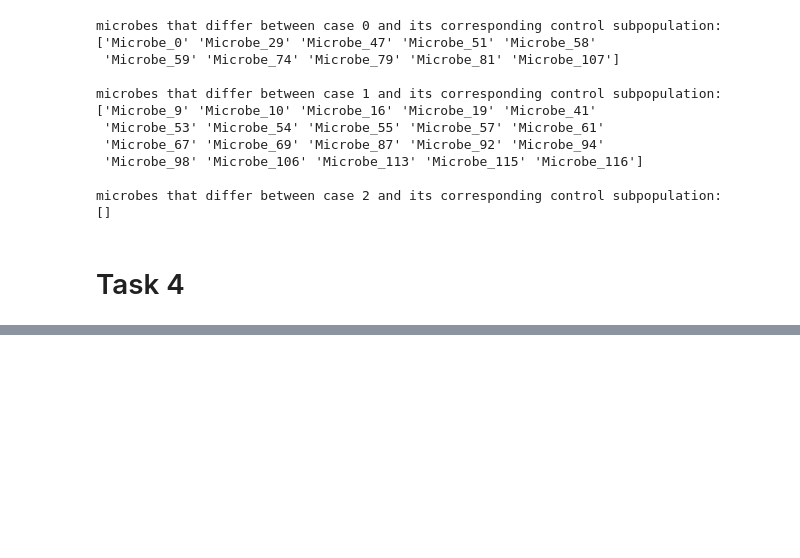
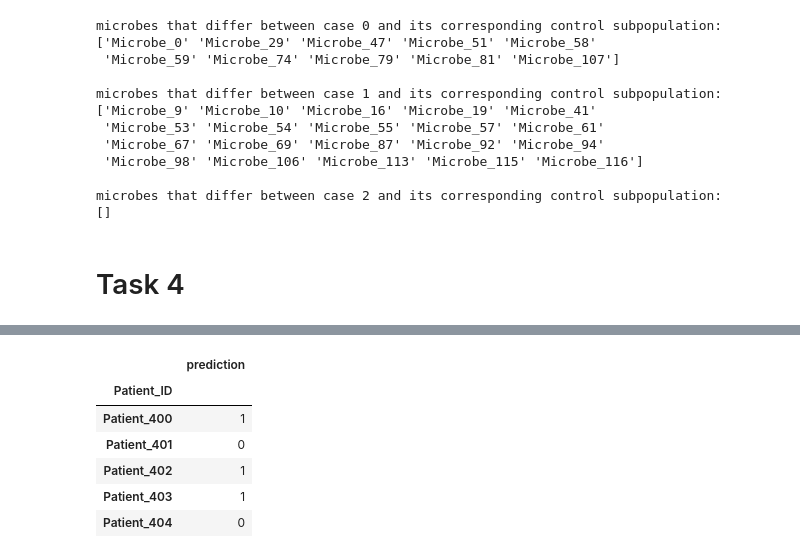
Before and after one commit to ArchieGertsman/ECE471-MP2, a Jupyter notebook: answers.ipynb, the cells around one changed output, grey strips where cells are left out. Saved outputs shown, nothing was run; the diff lists cells and outputs as text; code cells hidden in the pictures; blank space fills up the shorter version.

```diff
--- a/answers.ipynb
+++ b/answers.ipynb
@@ -774,0 +862,12 @@ microbes that differ between case 2 and its corresponding control subpopulation:
+# %%
+predictions = gbm.predict(df_drug_resp_test)
+df_predictions = pd.DataFrame(predictions, index=pd.Index(df_drug_resp_test.index, name='Patient_ID'), columns=['prediction'])
+df_predictions.head()
+# %% [output]
+|  | prediction |
+| Patient_ID |  |
+| Patient_400 | 1 |
+| Patient_401 | 0 |
+| Patient_402 | 1 |
+| Patient_403 | 1 |
+| Patient_404 | 0 |
```
Also changed, not shown: parts of 9 cells of this notebook, 1 other file.
